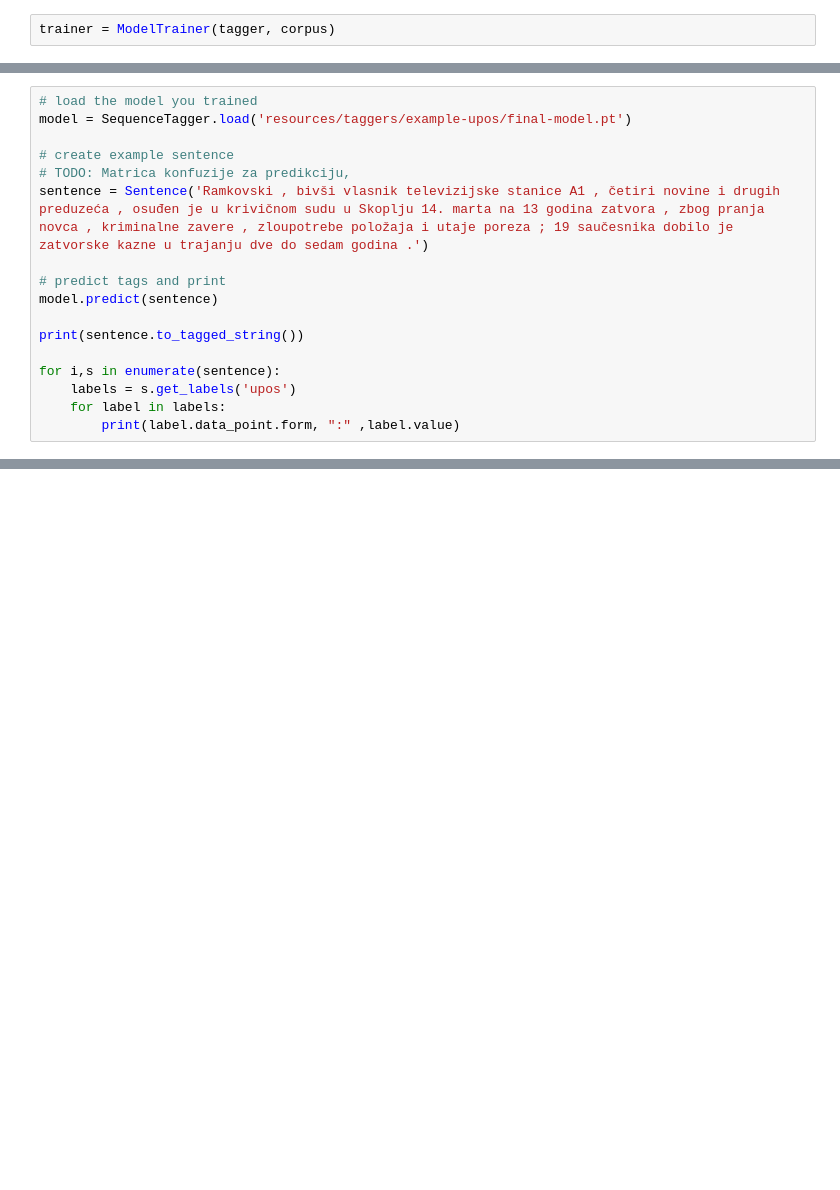
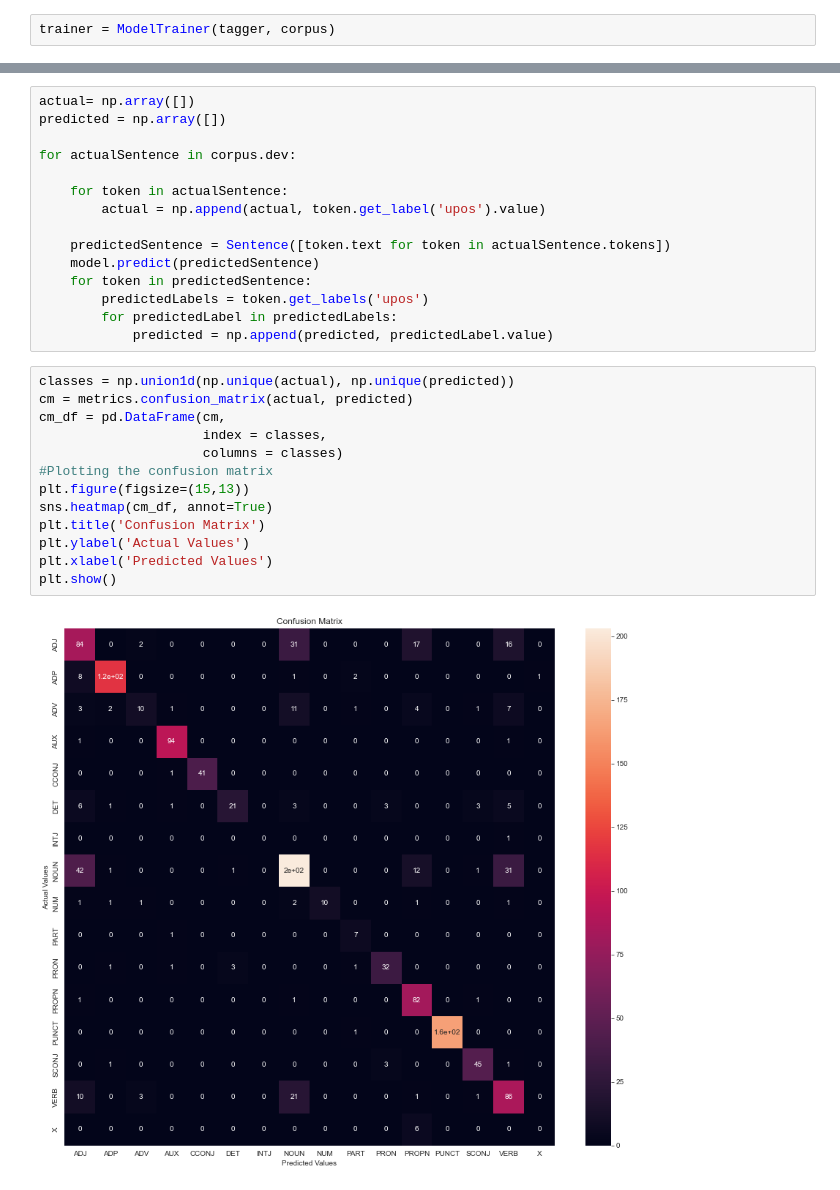
Before and after one commit to Vbatocanin/masinsko-ucenje-projekat-2022, a Jupyter notebook: model_training.ipynb, the cells around one changed output, grey strips where cells are left out. Drawn from its saved outputs; the diff is of its cells as text; blank space fills up the shorter version.

Commit message:
Added confusion matrix heatmap and misc. metrics

```diff
--- a/model_training.ipynb
+++ b/model_training.ipynb
@@ -207,17 +236,0 @@ trainer.train('resources/taggers/example-upos',
-# %%
-# load the model you trained
-model = SequenceTagger.load('resources/taggers/example-upos/final-model.pt')
-
-# create example sentence
-# TODO: Matrica konfuzije za predikciju,
-sentence = Sentence('Ramkovski , bivši vlasnik televizijske stanice A1 , četiri novine i drugih preduzeća , osuđen je u krivičnom sudu u Skoplju 14. marta na 13 godina zatvora , zbog pranja novca , kriminalne zavere , zloupotrebe položaja i utaje poreza ; 19 saučesnika dobilo je zatvorske kazne u trajanju dve do sedam godina .')
-
-# predict tags and print
-model.predict(sentence)
-
-print(sentence.to_tagged_string())
-
-for i,s in enumerate(sentence):
-    labels = s.get_labels('upos')
-    for label in labels:
-        print(label.data_point.form, ":" ,label.value)
@@ -265,0 +280,30 @@ plt.show()
+# %%
+actual= np.array([])
+predicted = np.array([])
+
+for actualSentence in corpus.dev:
+
+    for token in actualSentence:
+        actual = np.append(actual, token.get_label('upos').value)
+
+    predictedSentence = Sentence([token.text for token in actualSentence.tokens])
+    model.predict(predictedSentence)
+    for token in predictedSentence:
+        predictedLabels = token.get_labels('upos')
+        for predictedLabel in predictedLabels:
+            predicted = np.append(predicted, predictedLabel.value)
+# %%
+classes = np.union1d(np.unique(actual), np.unique(predicted))
+cm = metrics.confusion_matrix(actual, predicted)
+cm_df = pd.DataFrame(cm,
+                     index = classes,
+                     columns = classes)
+#Plotting the confusion matrix
+plt.figure(figsize=(15,13))
+sns.heatmap(cm_df, annot=True)
+plt.title('Confusion Matrix')
+plt.ylabel('Actual Values')
+plt.xlabel('Predicted Values')
+plt.show()
+# %% [output]
+[figure, added]
```
Also changed, not shown: parts of 12 cells of this notebook, 8 other files.
